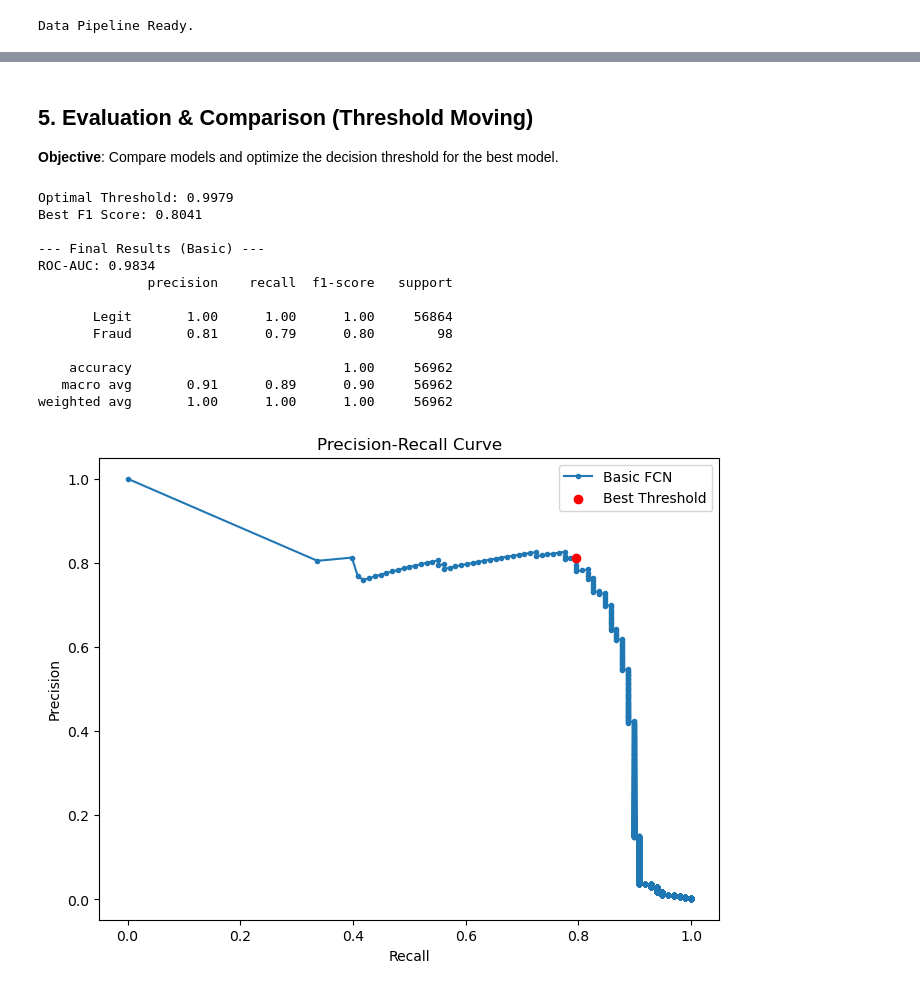
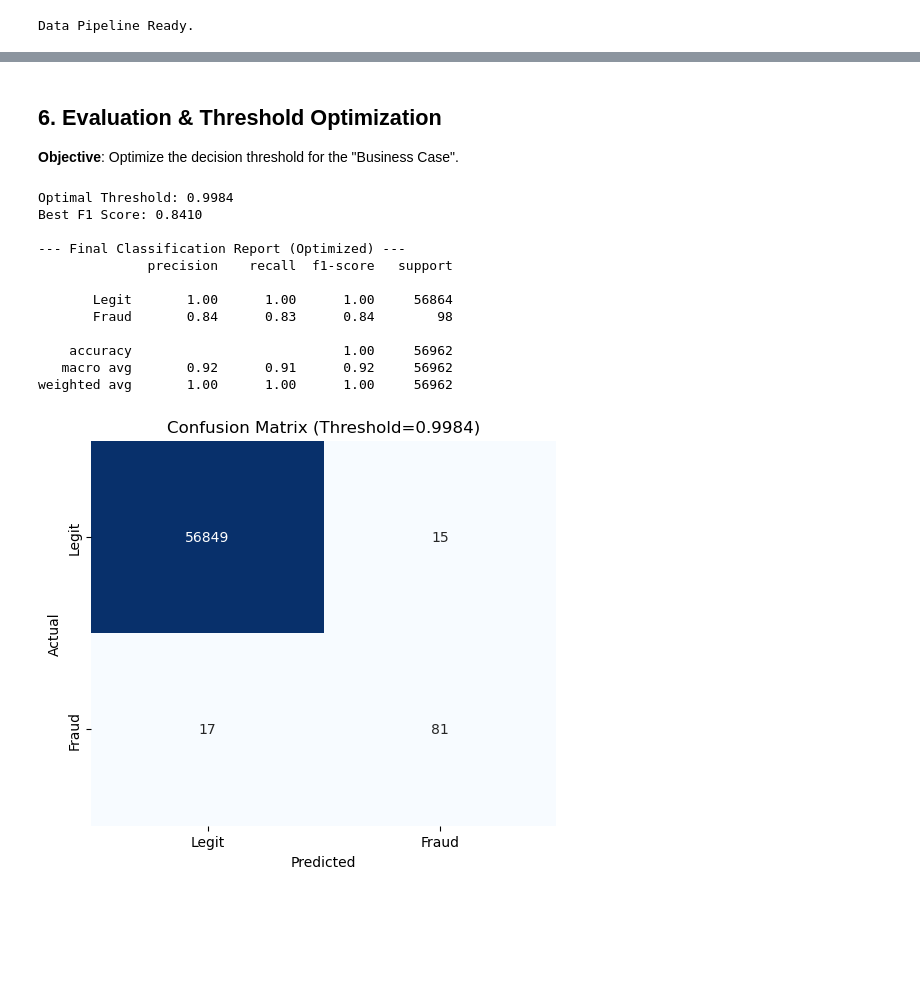
Before and after one commit to Artur-Gar/Fraud-Detection-VAE, a Jupyter notebook: SupervisedBaseline.ipynb, the cells around one changed output, grey strips where cells are left out. Saved outputs shown, nothing was run; the diff lists cells and outputs as text; code cells hidden in the pictures; blank space fills up the shorter version.

```diff
--- a/SupervisedBaseline.ipynb
+++ b/SupervisedBaseline.ipynb
@@ -330,58 +343,62 @@ weighted avg       1.00      0.96      0.98     56962
 # %% [markdown]
-## 5. Evaluation & Comparison (Threshold Moving)
-**Objective**: Compare models and optimize the decision threshold for the best model.
+## 6. Evaluation & Threshold Optimization
+**Objective**: Optimize the decision threshold for the "Business Case".
 # %%
-# --- 1. Get Probabilities from Basic Model ---
-model_basic.eval()
+# REPORT NOTE: Standard evaluation (Threshold=0.5) usually yields poor precision
+# in imbalanced datasets. We move the threshold to maximize F1-Score.
+
+# Load Best Weights
+model.load_state_dict(torch.load('best_model.pth'))
+model.eval()
+
 y_true = []
 y_probs = []
 
 with torch.no_grad():
     for inputs, labels in val_loader:
         inputs = inputs.to(device)
-        logits = model_basic(inputs)
+        logits = model(inputs)
         probs = torch.sigmoid(logits)
         y_true.extend(labels.cpu().numpy())
         y_probs.extend(probs.cpu().numpy())
 
-# --- 2. Threshold Optimization ---
+# --- Threshold Optimization ---
 precision, recall, thresholds = precision_recall_curve(y_true, y_probs)
-f1_scores = 2 * (precision * recall) / (precision + recall)
+f1_scores = 2 * (precision * recall) / (precision + recall + 1e-10)
 best_idx = np.argmax(f1_scores)
 best_threshold = thresholds[best_idx]
 
-print(f"Optimal Threshold: {best_threshold:.4f}")
+print(f"\nOptimal Threshold: {best_threshold:.4f}")
 print(f"Best F1 Score: {f1_scores[best_idx]:.4f}")
 
-# --- 3. Final Evaluation ---
-y_pred_basic = (np.array(y_probs) > best_threshold).astype(int)
-roc_auc = roc_auc_score(y_true, y_probs)
+# --- Final Metrics ---
+y_pred_opt = (np.array(y_probs) > best_threshold).astype(int)
+print("\n--- Final Classification Report (Optimized) ---")
+print(classification_report(y_true, y_pred_opt, target_names=['Legit', 'Fraud']))
 
-print(f"\n--- Final Results (Basic) ---")
-print(f"ROC-AUC: {roc_auc:.4f}")
-print(classification_report(y_true, y_pred_basic, target_names=['Legit', 'Fraud']))
+# --- Confusion Matrix Visualization ---
+def plot_confusion_matrix(y_true, y_pred, title):
+    cm = confusion_matrix(y_true, y_pred)
+    plt.figure(figsize=(6, 5))
+    sns.heatmap(cm, annot=True, fmt='d', cmap='Blues', cbar=False,
+                xticklabels=['Legit', 'Fraud'], yticklabels=['Legit', 'Fraud'])
+    plt.xlabel('Predicted')
+    plt.ylabel('Actual')
+    plt.title(title)
+    plt.show()
 
-# --- 4. Visualization: Precision-Recall Curve ---
-plt.figure(figsize=(8, 6))
-plt.plot(recall, precision, marker='.', label='Basic FCN')
-plt.scatter(recall[best_idx], precision[best_idx], marker='o', color='red', label='Best Threshold', zorder=5)
-plt.xlabel('Recall')
-plt.ylabel('Precision')
-plt.title('Precision-Recall Curve')
-plt.legend()
-plt.show()
+plot_confusion_matrix(y_true, y_pred_opt, f"Confusion Matrix (Threshold={best_threshold:.4f})")
 # %% [output]
-Optimal Threshold: 0.9979
-Best F1 Score: 0.8041
+Optimal Threshold: 0.9984
+Best F1 Score: 0.8410
 
---- Final Results (Basic) ---
-ROC-AUC: 0.9834
+--- Final Classification Report (Optimized) ---
               precision    recall  f1-score   support
 
        Legit       1.00      1.00      1.00     56864
-       Fraud       0.81      0.79      0.80        98
+       Fraud       0.84      0.83      0.84        98
 
     accuracy                           1.00     56962
-   macro avg       0.91      0.89      0.90     56962
+   macro avg       0.92      0.91      0.92     56962
 weighted avg       1.00      1.00      1.00     56962
-[figure, old version]
+[figure, new version]
```
Also changed, not shown: parts of 14 cells of this notebook, 1 other file.
